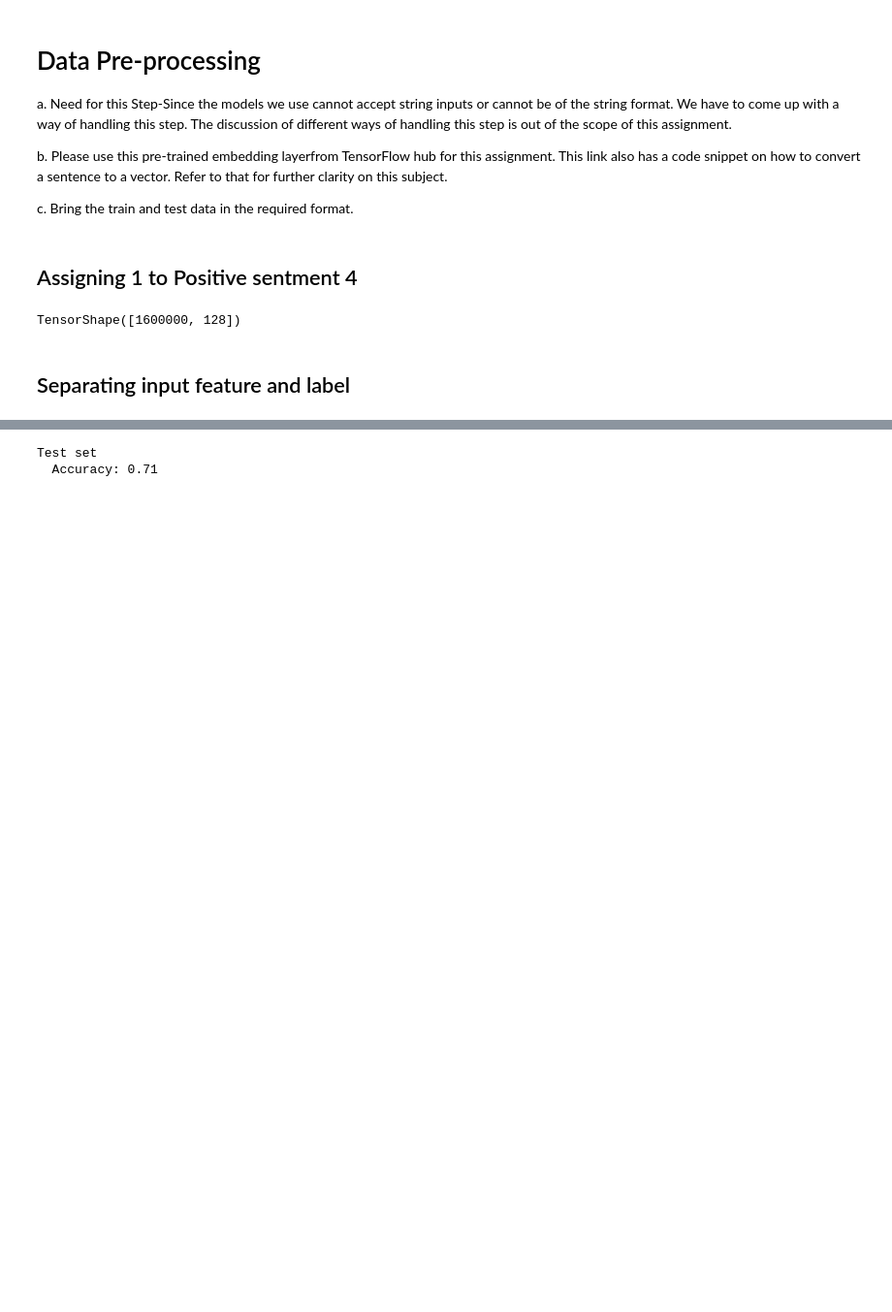
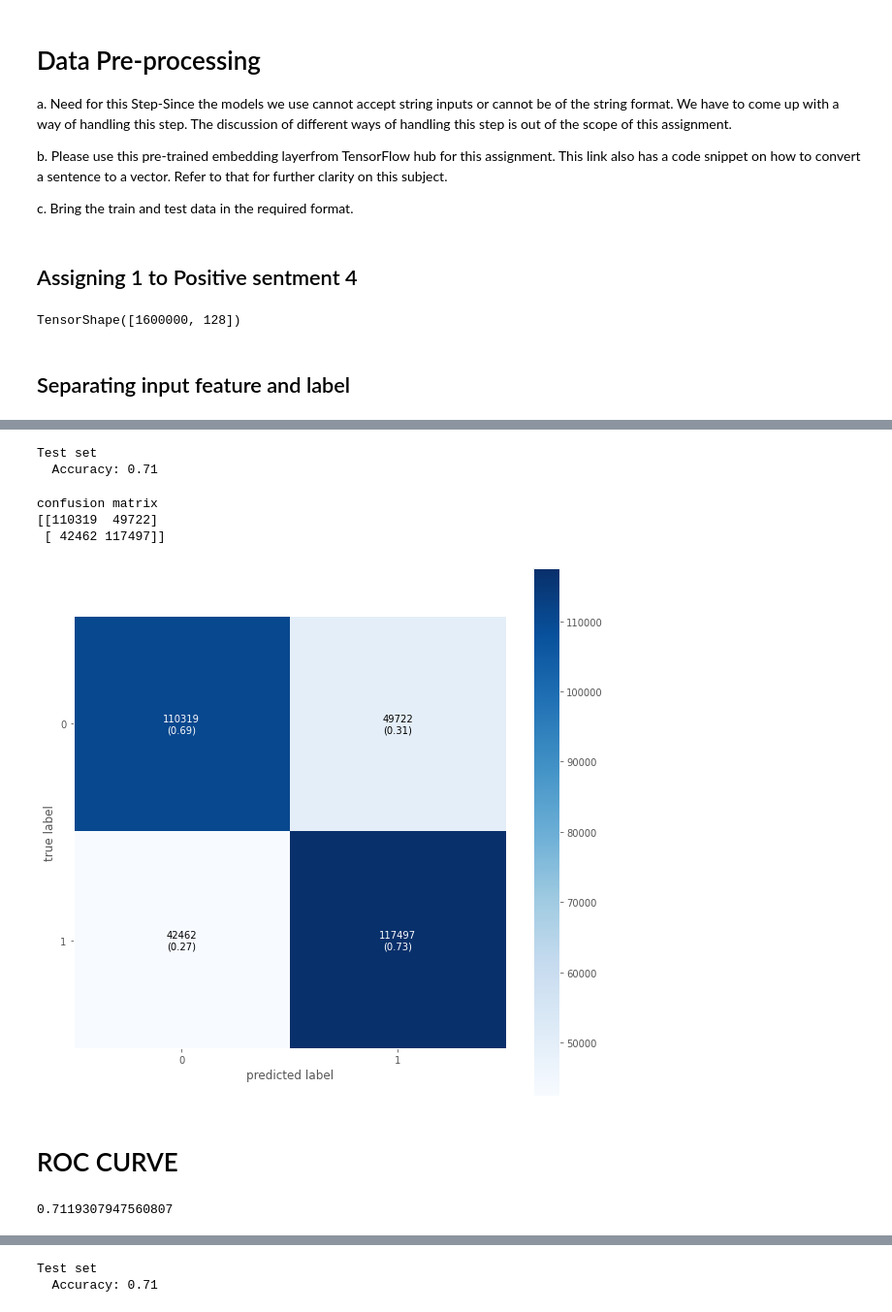
Before and after one commit to Gr-30/DL, a Jupyter notebook: Assign4_Q2_Twitter_114_final.ipynb, the cells around one changed output, grey strips where cells are left out. Shown at 97% size. Drawn from its saved outputs; the diff is of its cells as text; code cells hidden in the pictures; blank space fills up the shorter version.

```diff
--- a/Assign4_Q2_Twitter_114_final.ipynb
+++ b/Assign4_Q2_Twitter_114_final.ipynb
@@ -371,0 +355,28 @@ b.Print the two most incorrectly classified texts for each class in the test dat
+# %%
+print('Test set\n  Accuracy: {:0.2f}'.format(accr1[1])) #the accuracy of the model on test data is given below
+# %% [output]
+Test set
+  Accuracy: 0.71
+# %%
+y_pred = model.predict(X_test) #getting predictions on the trained model
+y_pred_class = (y_pred > 0.5)
+# %%
+print("confusion matrix")
+CR=confusion_matrix(Y_test, y_pred_class)
+print(CR)
+fig, ax = plot_confusion_matrix(conf_mat=CR,figsize=(10, 10),
+                                show_absolute=True,
+                                show_normed=True,
+                                colorbar=True)
+plt.show()
+# %% [output]
+confusion matrix
+[[110319  49722]
+ [ 42462 117497]]
+[figure, added]
+# %% [markdown]
+# ROC CURVE
+# %%
+print(roc_auc_score(Y_test, y_pred_class))
+# %% [output]
+0.7119307947560807
```
Also changed, not shown: parts of 62 cells of this notebook.
